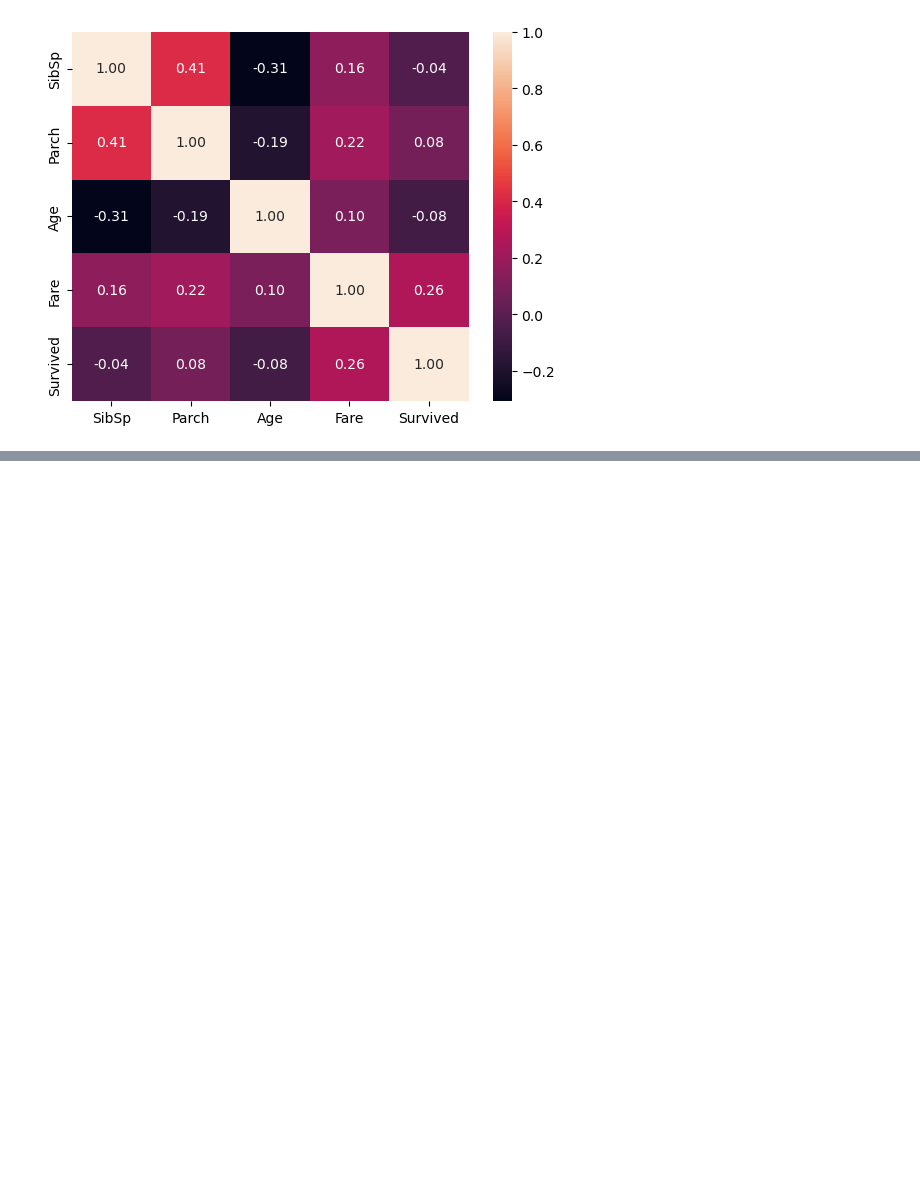
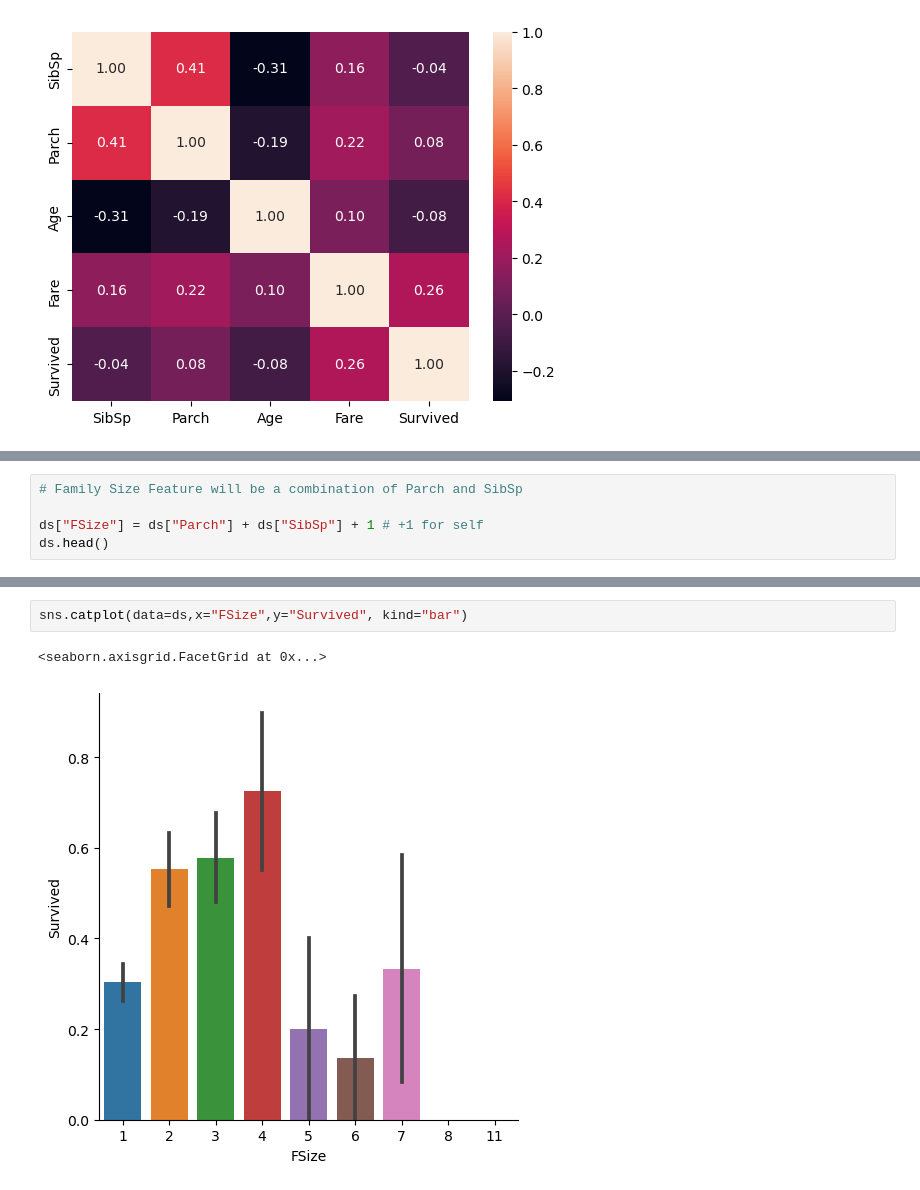
Before and after one commit to jtran217/Machine_Learning_Application_Learning, a Jupyter notebook: titanic-model/main.ipynb, the cells around one changed output, grey strips where cells are left out. Saved outputs shown, nothing was run; the diff lists cells and outputs as text; blank space fills up the shorter version.

```diff
--- a/titanic-model/main.ipynb
+++ b/titanic-model/main.ipynb
@@ -417,0 +434,5 @@ sns.heatmap(ds[list1].corr(),annot=True,fmt=".2f")
+# %%
+# Family Size Feature will be a combination of Parch and SibSp
+
+ds["FSize"] = ds["Parch"] + ds["SibSp"] + 1 # +1 for self
+ds.head()
@@ -417,0 +446,5 @@ sns.heatmap(ds[list1].corr(),annot=True,fmt=".2f")
+# %%
+sns.catplot(data=ds,x="FSize",y="Survived", kind="bar")
+# %% [output]
+<seaborn.axisgrid.FacetGrid at 0x...>
+[figure, added]
```
Also changed, not shown: parts of 13 cells of this notebook.
